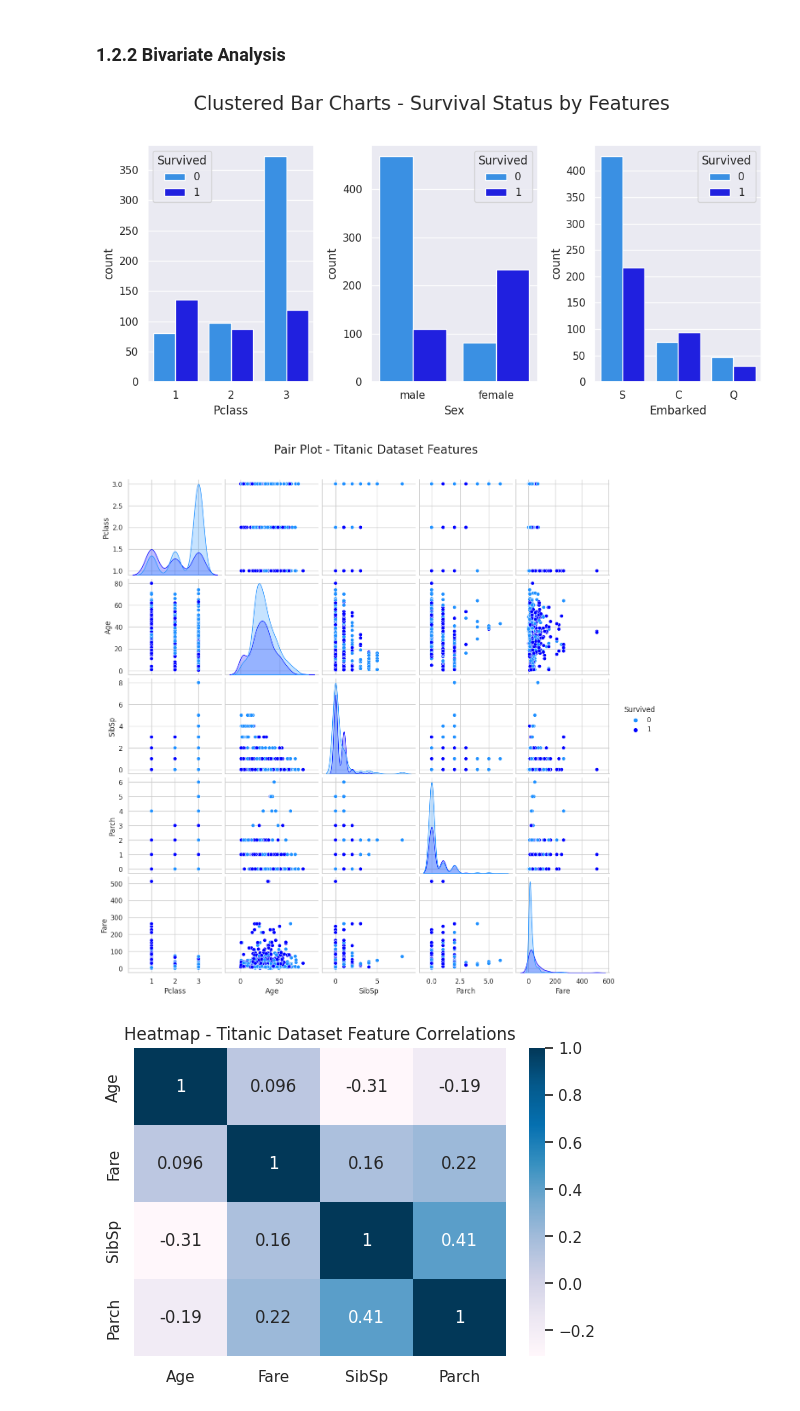
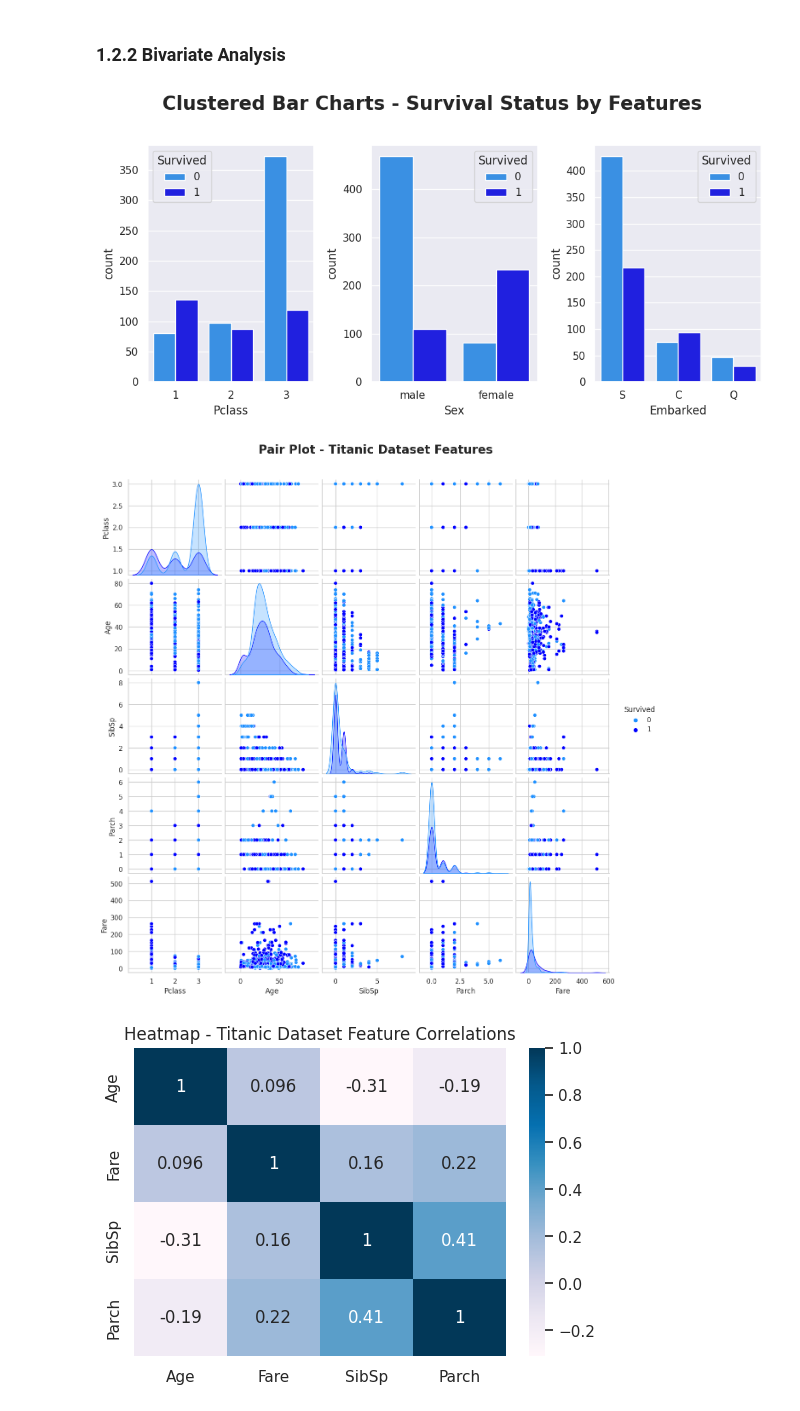
Before and after one commit to DanushH/Machine-Learning-Notebooks, a Jupyter notebook: Titanic-Survival-Classification.ipynb, the cells around one changed output. Cells and saved outputs as stored; diff of their text form; code cells hidden in the pictures.

```diff
--- a/Titanic-Survival-Classification.ipynb
+++ b/Titanic-Survival-Classification.ipynb
@@ -68,6 +66,8 @@ warnings.filterwarnings('ignore')
 # %%
-train_data = pd.read_csv('/kaggle/input/titanic/train.csv')
-test_data = pd.read_csv('/kaggle/input/titanic/test.csv')
+train_data_original = pd.read_csv('/kaggle/input/titanic/train.csv')
+test_data_original = pd.read_csv('/kaggle/input/titanic/test.csv')
+train_data = train_data_original.copy()
+test_data = test_data_original.copy()
 # %%
 train_data.head()
 # %% [output]
@@ -129,0 +126,5 @@ train_data.shape
+# %%
+train_data.drop(columns='PassengerId', inplace=True)
+print(f"Train data rows and columns: {train_data.shape}")
+test_data.drop(columns='PassengerId', inplace=True)
+print(f"Train data rows and columns: {test_data.shape}")
@@ -340,25 +369,24 @@ for i, column in enumerate(cat_features):
     ax = axes[i]
     sns.countplot(data=train_data, x=column, hue='Survived', palette=palette, ax=ax)
 
-plt.suptitle('Clustered Bar Charts - Survival Status by Features', fontsize=20)
+plt.suptitle('Clustered Bar Charts - Survival Status by Features', fontsize=20, weight='bold')
 plt.tight_layout(rect=[0, 0, 1, 0.96])
 
 plt.savefig('Clustered Bar Charts - Titanic Features.png')
 plt.show()
 # %% [output]
-[figure, old version]
+[figure, new version]
 # %%
 sns.set(style="whitegrid")
 palette = ['dodgerblue', 'blue']
-data = train_data.drop(['PassengerId'], axis=1)
 
-sns.pairplot(data, hue='Survived', palette=palette)
-plt.suptitle('Pair Plot - Titanic Dataset Features', y=1.05, fontsize=20)
+sns.pairplot(train_data, hue='Survived', palette=palette)
+plt.suptitle('Pair Plot - Titanic Dataset Features', y=1.05, fontsize=20, weight='bold')
 
 plt.savefig('Pair Plot - Titanic Dataset Features.png')
 plt.show()
 # %% [output]
-[figure, old version]
+[figure, new version]
 # %%
 corr = train_data[num_features].corr()
 
```
Also changed, not shown: parts of 50 cells of this notebook.
